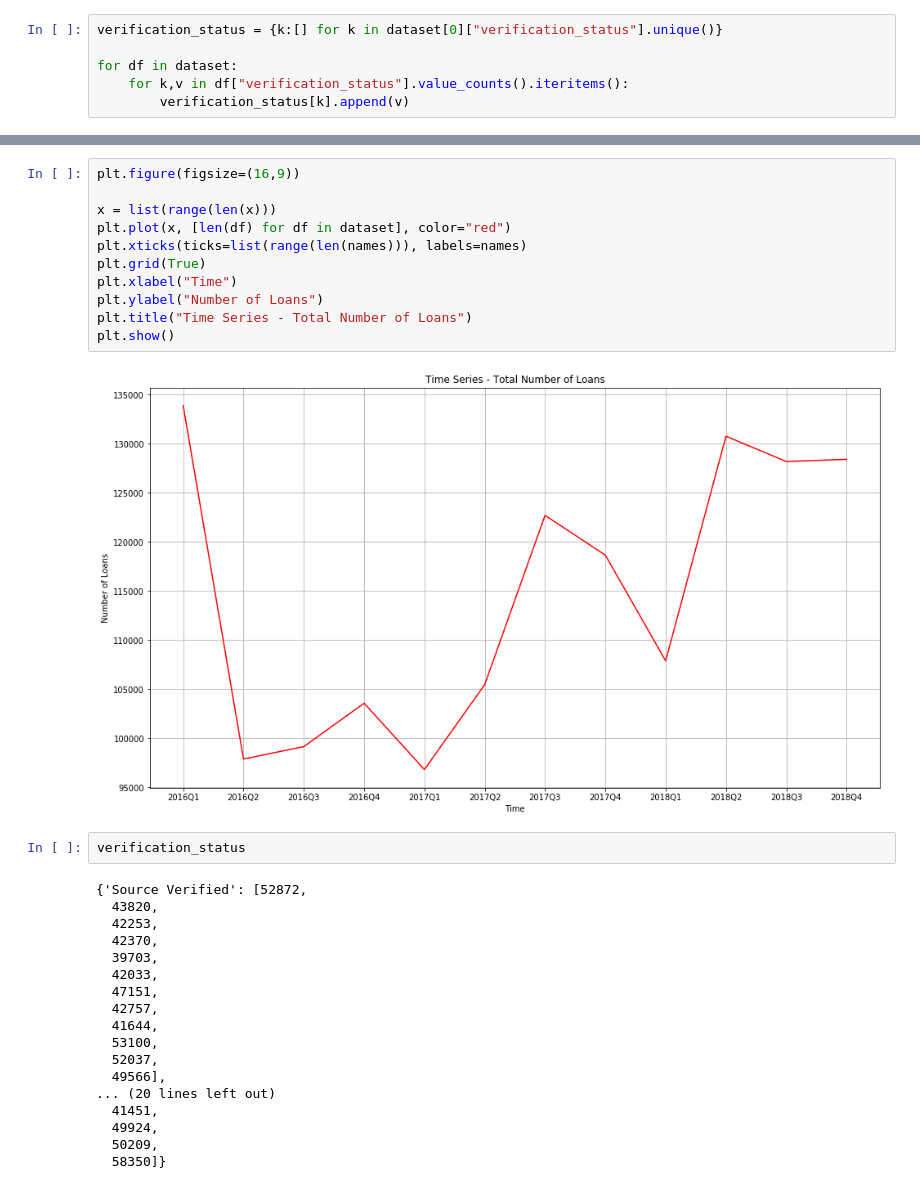
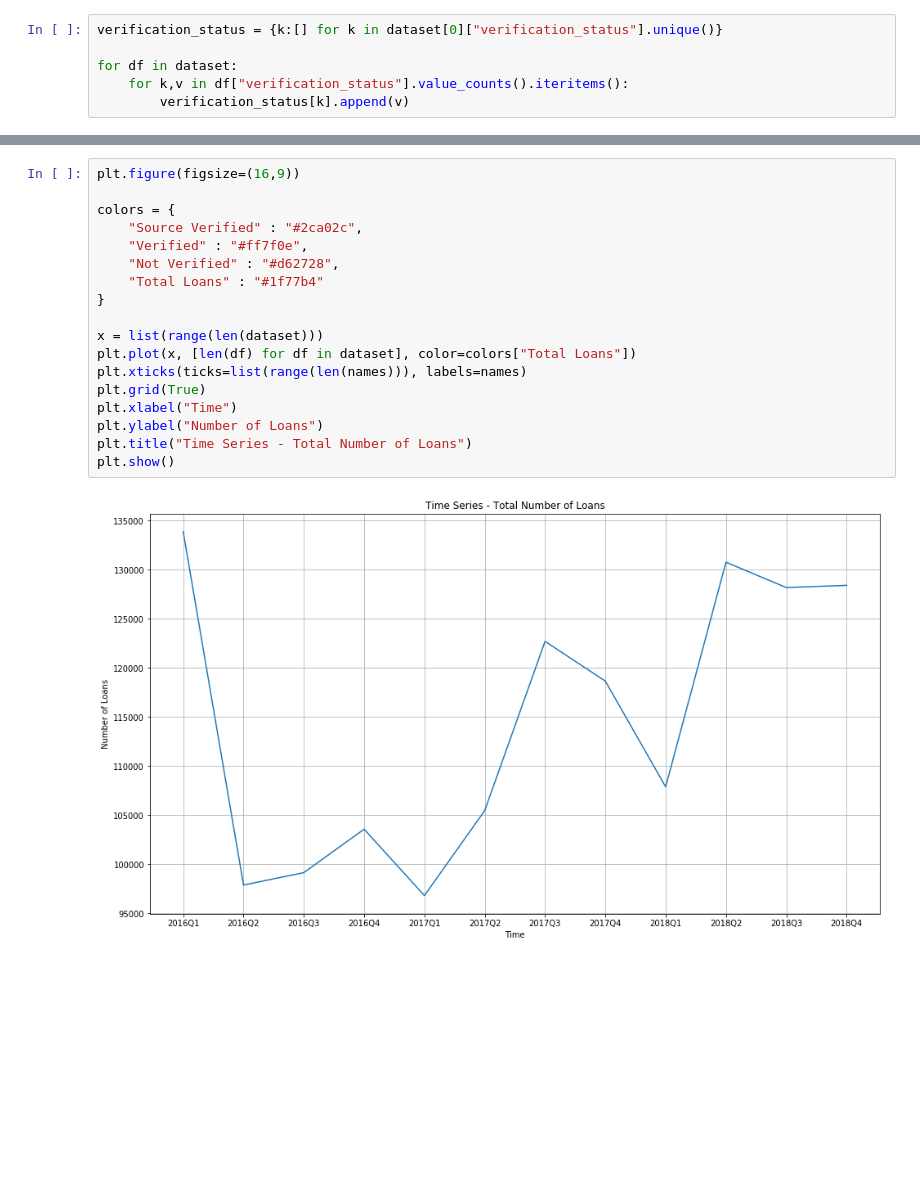
Before and after one commit to juszhan/LendingClub-Profitability, a Jupyter notebook: lendingclub_time_series_analysis.ipynb, the cells around one changed output, grey strips where cells are left out. Saved outputs shown, nothing was run; the diff lists cells and outputs as text; blank space fills up the shorter version.

```diff
--- a/lendingclub_time_series_analysis.ipynb
+++ b/lendingclub_time_series_analysis.ipynb
@@ -58,34 +65,21 @@ plt.show()
 # %%
 plt.figure(figsize=(16,9))
 
-x = list(range(len(x)))
-plt.plot(x, [len(df) for df in dataset], color="red")
+colors = {
+    "Source Verified" : "#2ca02c",
+    "Verified" : "#ff7f0e",
+    "Not Verified" : "#d62728",
+    "Total Loans" : "#1f77b4"
+}
+
+x = list(range(len(dataset)))
+plt.plot(x, [len(df) for df in dataset], color=colors["Total Loans"])
 plt.xticks(ticks=list(range(len(names))), labels=names)
 plt.grid(True)
 plt.xlabel("Time")
 plt.ylabel("Number of Loans")
 plt.title("Time Series - Total Number of Loans")
 plt.show()
 # %% [output]
-[figure, old version]
+[figure, new version]
-# %%
-verification_status
-# %% [output]
-{'Source Verified': [52872,
-  43820,
-  42253,
-  42370,
-  39703,
-  42033,
-  47151,
-  42757,
-  41644,
-  53100,
-  52037,
-  49566],
-... (20 lines left out)
-  41451,
-  49924,
-  50209,
-  58350]}
 # %%
```
Also changed, not shown: parts of 6 cells of this notebook, 2 other files.
